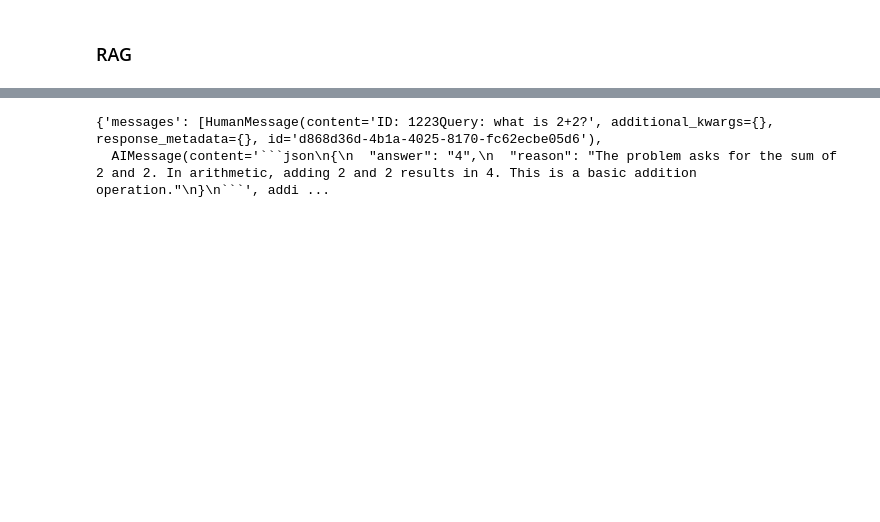
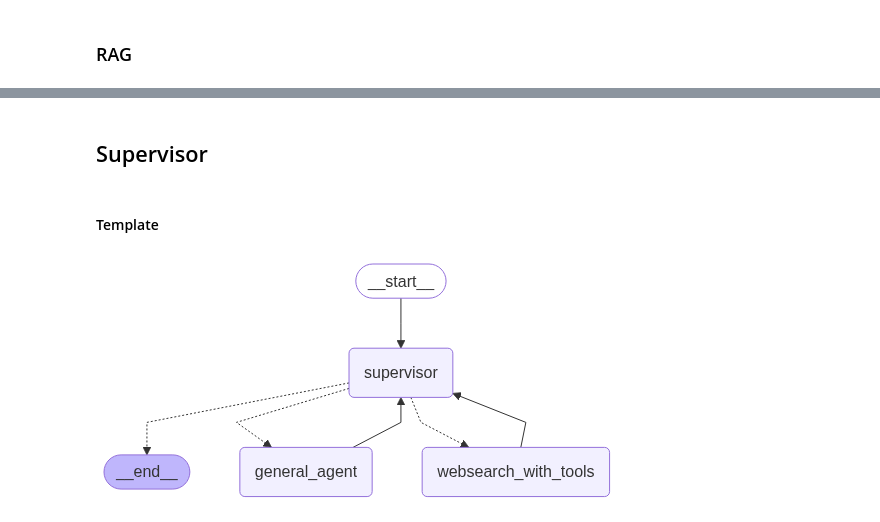
Before and after one commit to sirawitjariya/agentic_ai_finance_hackathon, a Jupyter notebook: example/langchain_example.ipynb, the cells around one changed output, grey strips where cells are left out. Cells and saved outputs as stored; diff of their text form; code cells hidden in the pictures; blank space fills up the shorter version.

Commit message:
final 20250625
test supervisor

````diff
--- a/example/langchain_example.ipynb
+++ b/example/langchain_example.ipynb
@@ -140,6 +140,9 @@ print(data.iloc[0,1])
 # %% [markdown]
 ##### Template
 # %%
+from langchain_core.tools import Tool
+from langchain import LLMMathChain
+
 class OutputFormat(BaseModel):
     answer: str = Field(..., description="Choose the best answer from the multiple choices")
     reason: str = Field(..., description="A paragraph summarizing that leading to your conclusion")
@@ -149,17 +152,29 @@ class InputFormat(TypedDict):
     id: str
     query: str
 
+
 # 3) RCRC‐style prompt
 prompt = """
 <role>
-You are the expert in multiple-choice question answering.
 You will be given a instruction and a question.
-Your task is to select the best answer and provide a concise explanation for your choice.
+The instruction will guide you on how to respond to the question.
+The question will be a financial question that requires reasoning and analysis.
+
+Follow these steps to answer the question:
+"Step1: Evaluate the context — if it's a general question or needs expert-level knowledge.\n"
+"Step2: If the question is to predict rise or fall, act as a financial expert and reason step by step.\n"
+"Step3: If the question asks to select among A, B, C, D, or E, and it needs general knowledge, pick the best fit. "
+"If it needs advanced finance knowledge, act as a CPF-certified expert.\n"
+"Step4: Respond with only the final answer — exactly one of the following: A, B, C, D, E, Rise, or Fall.\n"
+"Step5: Provide a concise reason for your answer, explaining your reasoning in 32–256 tokens.\n"
 </role>
 
 <context>
 ID: {id}
 {query}
+
+Use the tools in this order:
+1. 🔧 Math tool -> If the question have any math calculation
 </context>
 
 <result>
@@ -188,5 +203,20 @@ chain = (
     )
     | PydanticOutputFunctionsParser(pydantic_schema=OutputFormat)
 )
+
+llm_math_chain = LLMMathChain.from_llm(llm=llm,verbose=True)
+math_tool = Tool.from_function(
+    func=llm_math_chain.invoke,
+    name="Calculator",
+    description="This tool is only for math questions, A tool for performing mathematical calculations using an LLM. It can solve equations")
+
+
+# 6) Build the classification chain
+general_agent = create_react_agent(
+    model=llm,
+    prompt=prompt,
+    tools=[math_tool],
+    name="general_agent",
+    response_format=OutputFormat)
 # %% [markdown]
 ##### Test
@@ -599,17 +708,4 @@ math_agent = create_react_agent(
-# %%
-response = math_agent.invoke(
-    {
-        "messages": [
-            (
-                "human",
-                f"""ID: 1223"""
-                f"""Query: what is 2+2?"""
-
-            )
-        ]
-    }
-)
-response
-# %% [output]
-{'messages': [HumanMessage(content='ID: 1223Query: what is 2+2?', additional_kwargs={}, response_metadata={}, id='d868d36d-4b1a-4025-8170-fc62ecbe05d6'),
-  AIMessage(content='```json\n{\n  "answer": "4",\n  "reason": "The problem asks for the sum of 2 and 2. In arithmetic, adding 2 and 2 results in 4. This is a basic addition operation."\n}\n```', addi ...
+# %% [markdown]
+## Supervisor
+# %% [markdown]
+#### Template
@@ -615,0 +776,4 @@ response
+# %%
+supervisor
+# %% [output]
+[figure, added]
````
Also changed, not shown: parts of 29 cells of this notebook, 2 other files.
